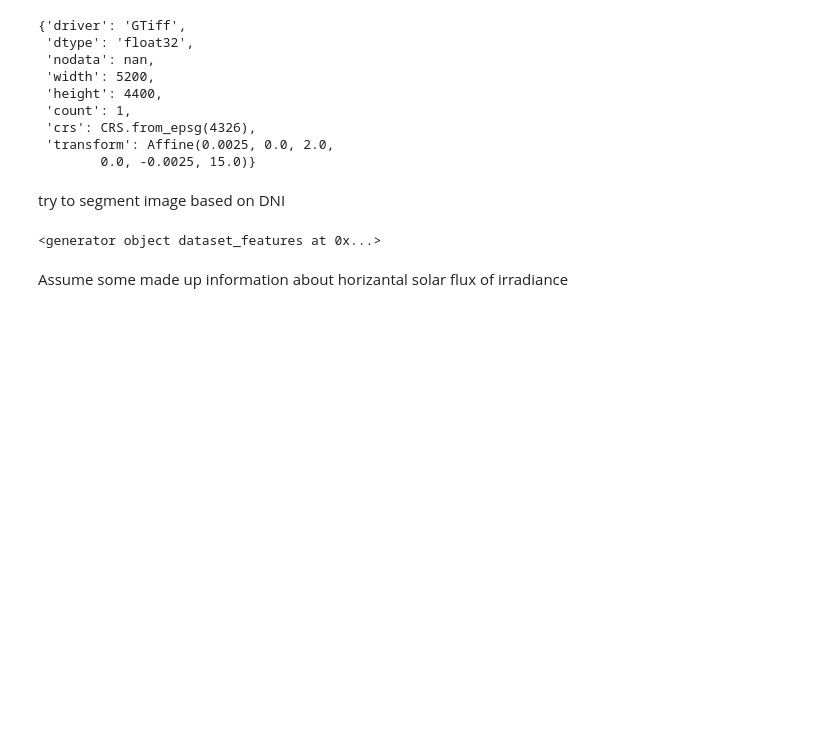
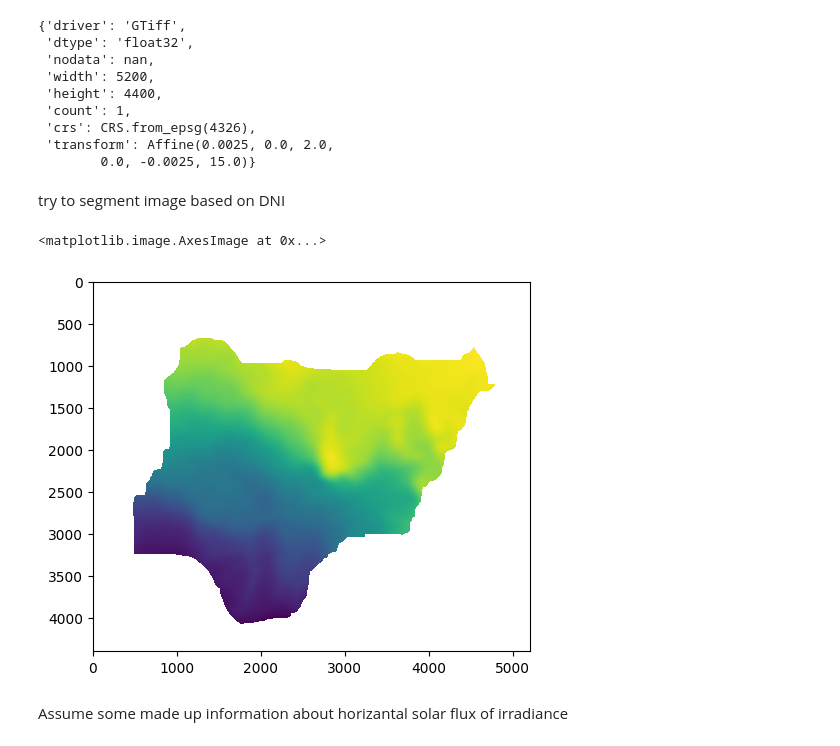
Before and after one commit to juliet29/cee276Renewables, a Jupyter notebook: final_project/notebook.ipynb, the cells around one changed output. Drawn from its saved outputs; the diff is of its cells as text; code cells hidden in the pictures; blank space fills up the shorter version.

```diff
--- a/final_project/notebook.ipynb
+++ b/final_project/notebook.ipynb
@@ -63,7 +97,10 @@ affine = dataset.transform
-# %%
-rasterio.features.dataset_features(dataset, 1)
-# %% [output]
-<generator object dataset_features at 0x...>
+# %%
+smooth_dataset0 = gaussian_filter(dataset_vals0, sigma=50)
+# %%
+plt.imshow(smooth_dataset0)
+# %% [output]
+<matplotlib.image.AxesImage at 0x...>
+[figure, added]
 # %% [markdown]
 Assume some made up information about horizantal solar flux of irradiance
 # %%
```
Also changed, not shown: parts of 12 cells of this notebook, 1 other file.
